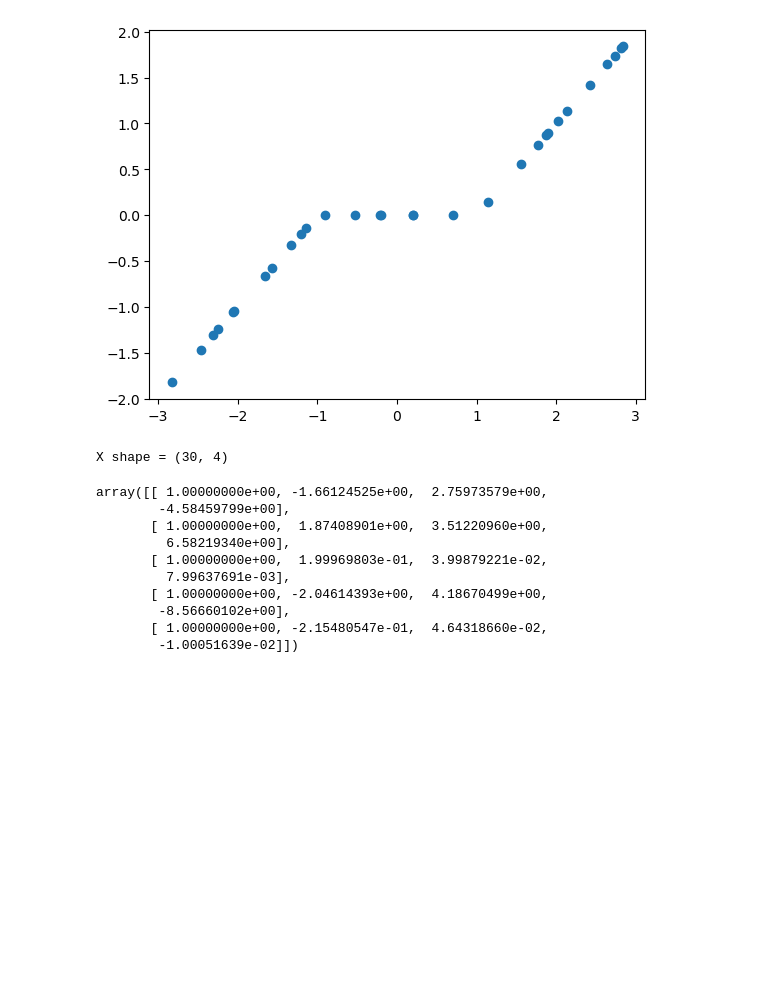
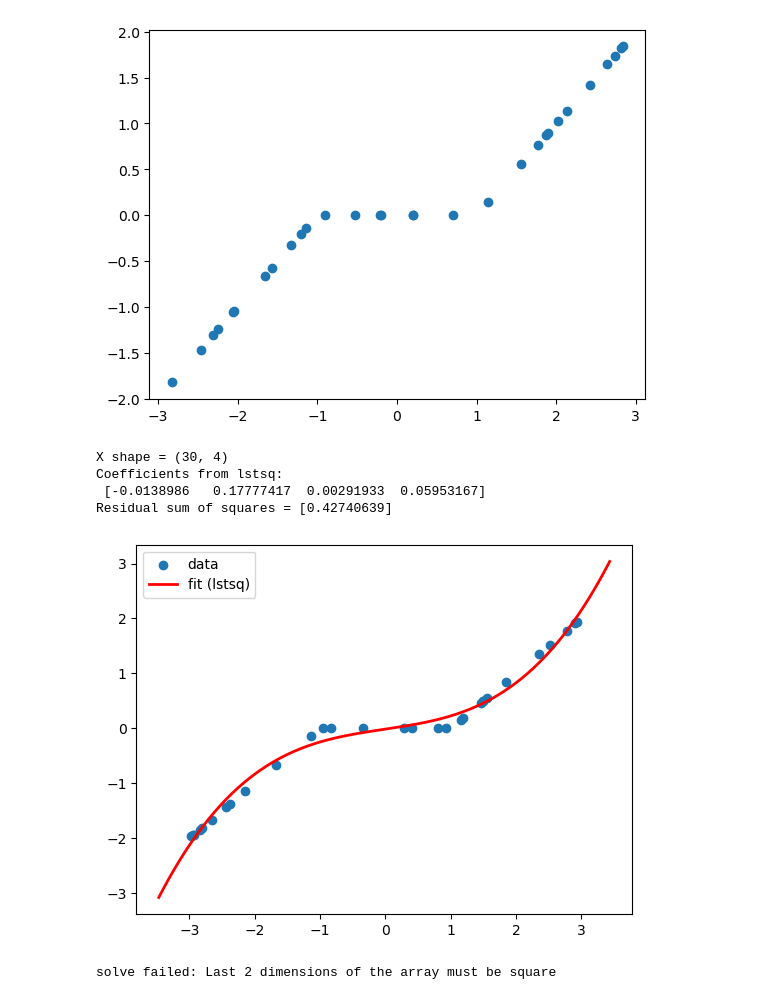
Before and after one commit to DangoNiu/python-for-data-sciences-personal-learning, a Jupyter notebook: 2_Numpy_and_co.ipynb, the cells around one changed output. Drawn from its saved outputs; the diff is of its cells as text; code cells hidden in the pictures; blank space fills up the shorter version.

```diff
--- a/2_Numpy_and_co.ipynb
+++ b/2_Numpy_and_co.ipynb
@@ -985,20 +985,38 @@ plt.scatter(x,y)
 # %% [output]
 <matplotlib.collections.PathCollection at 0x...>
 [figure]
-# %%
-m = 3
-X = np.column_stack([x**k for k in range(m+1)])
-print("X shape =", X.shape)
-X[:5]
-# %% [output]
-X shape = (30, 4)
-array([[ 1.00000000e+00, -1.66124525e+00,  2.75973579e+00,
-        -4.58459799e+00],
-       [ 1.00000000e+00,  1.87408901e+00,  3.51220960e+00,
-         6.58219340e+00],
-       [ 1.00000000e+00,  1.99969803e-01,  3.99879221e-02,
-         7.99637691e-03],
-       [ 1.00000000e+00, -2.04614393e+00,  4.18670499e+00,
-        -8.56660102e+00],
-       [ 1.00000000e+00, -2.15480547e-01,  4.64318660e-02,
-        -1.00051639e-02]])
+# %%
+m = 3
+X = np.column_stack([x**k for k in range(m+1)])
+print("X shape =", X.shape)
+X[:5]
+
+c_lstsq, residuals, rank, s = np.linalg.lstsq(X, y, rcond=None)
+print("Coefficients from lstsq:\n", c_lstsq)
+print("Residual sum of squares =", residuals)
+
+import matplotlib.pyplot as plt
+
+# 生成平滑的 x 轴用于画曲线
+x_plot = np.linspace(x.min()-0.5, x.max()+0.5, 400)
+X_plot = np.column_stack([x_plot**k for k in range(m+1)])
+y_plot = X_plot @ c_lstsq
+
+plt.scatter(x, y, label="data")
+plt.plot(x_plot, y_plot, "r", linewidth=2, label="fit (lstsq)")
+plt.legend()
+plt.show()
+
+try:
+    c_solve = np.linalg.solve(X, y)
+    print("Coefficients from solve:\n", c_solve)
+    print("Check X c = y ? →", np.allclose(X @ c_solve, y))
+except Exception as e:
+    print("solve failed:", e)
+# %% [output]
+X shape = (30, 4)
+Coefficients from lstsq:
+ [-0.0138986   0.17777417  0.00291933  0.05953167]
+Residual sum of squares = [0.42740639]
+[figure, added]
+solve failed: Last 2 dimensions of the array must be square
```
